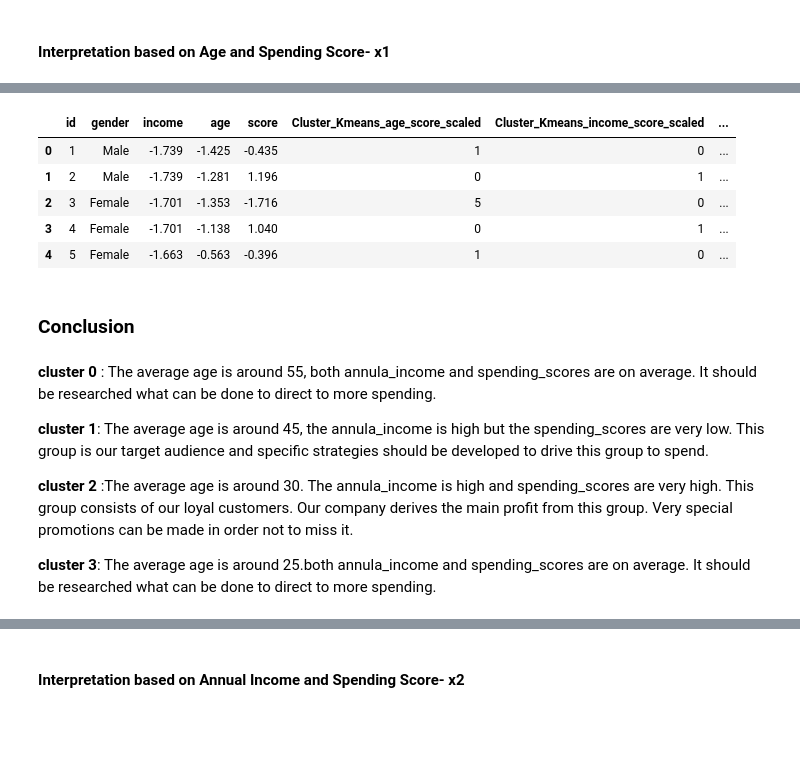
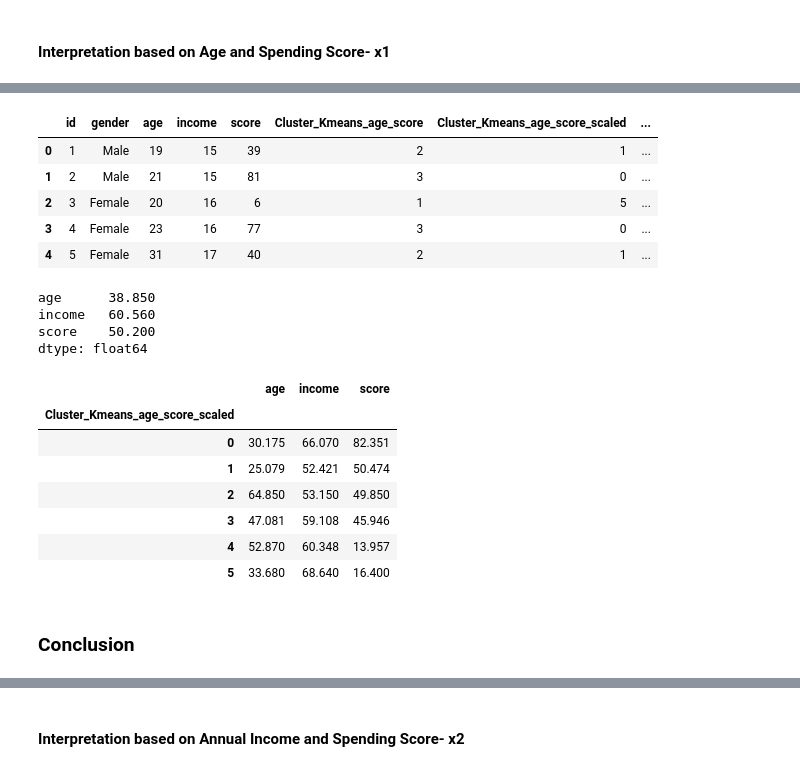
Before and after one commit to safiyeolgun/data-science-st, a Jupyter notebook: projects/Customer Segmentation/Cluestering_Analysis_Customers_Segmentation_Project.ipynb, the cells around one changed output, grey strips where cells are left out. Cells and saved outputs as stored; diff of their text form; code cells hidden in the pictures; blank space fills up the shorter version.

```diff
--- a/projects/Customer Segmentation/Cluestering_Analysis_Customers_Segmentation_Project.ipynb
+++ b/projects/Customer Segmentation/Cluestering_Analysis_Customers_Segmentation_Project.ipynb
@@ -1251,24 +1273,29 @@ df_cluster_scaled.iloc[:,[2,3,4,8]].groupby("Cluster_Hierarchial_income_score").
 # %%
-df_cluster_scaled.head()
+df_cluster.head()
 # %% [output]
-|  | id | gender | income | age | score | Cluster_Kmeans_age_score_scaled | Cluster_Kmeans_income_score_scaled | ... |
-| 0 | 1 | Male | -1.739 | -1.425 | -0.435 | 1 | 0 | ... |
-| 1 | 2 | Male | -1.739 | -1.281 | 1.196 | 0 | 1 | ... |
-| 2 | 3 | Female | -1.701 | -1.353 | -1.716 | 5 | 0 | ... |
-| 3 | 4 | Female | -1.701 | -1.138 | 1.040 | 0 | 1 | ... |
-| 4 | 5 | Female | -1.663 | -0.563 | -0.396 | 1 | 0 | ... |
+|  | id | gender | age | income | score | Cluster_Kmeans_age_score | Cluster_Kmeans_age_score_scaled | ... |
+| 0 | 1 | Male | 19 | 15 | 39 | 2 | 1 | ... |
+| 1 | 2 | Male | 21 | 15 | 81 | 3 | 0 | ... |
+| 2 | 3 | Female | 20 | 16 | 6 | 1 | 5 | ... |
+| 3 | 4 | Female | 23 | 16 | 77 | 3 | 0 | ... |
+| 4 | 5 | Female | 31 | 17 | 40 | 2 | 1 | ... |
+# %%
+df_cluster.iloc[:,[2,3,4]].mean()
+# %% [output]
+age      38.850
+income   60.560
+score    50.200
+dtype: float64
+# %%
+df_cluster.iloc[:,[2,3,4,6]].groupby('Cluster_Kmeans_age_score_scaled').mean()
+# %% [output]
+|  | age | income | score |
+| Cluster_Kmeans_age_score_scaled |  |  |  |
+| 0 | 30.175 | 66.070 | 82.351 |
+| 1 | 25.079 | 52.421 | 50.474 |
+| 2 | 64.850 | 53.150 | 49.850 |
+| 3 | 47.081 | 59.108 | 45.946 |
+| 4 | 52.870 | 60.348 | 13.957 |
+| 5 | 33.680 | 68.640 | 16.400 |
 # %% [markdown]
 ### Conclusion
-# %% [markdown]
-**cluster 0** : The average age is around 55, both annula_income and spending_scores are on average.
-It should be researched what can be done to direct to more spending.
-
-**cluster 1**: The average age is around 45, the annula_income is high but the spending_scores are very low.
-This group is our target audience and specific strategies should be developed to drive this group to spend.
-
-**cluster 2** :The average age is around 30. The annula_income is high and spending_scores are very high.
-This group consists of our loyal customers. Our company derives the main profit from this group. Very
-special promotions can be made in order not to miss it.
-
-**cluster 3**: The average age is around 25.both annula_income and spending_scores are on average.
-It should be researched what can be done to direct to more spending.
```
Also changed, not shown: parts of 11 cells of this notebook.
